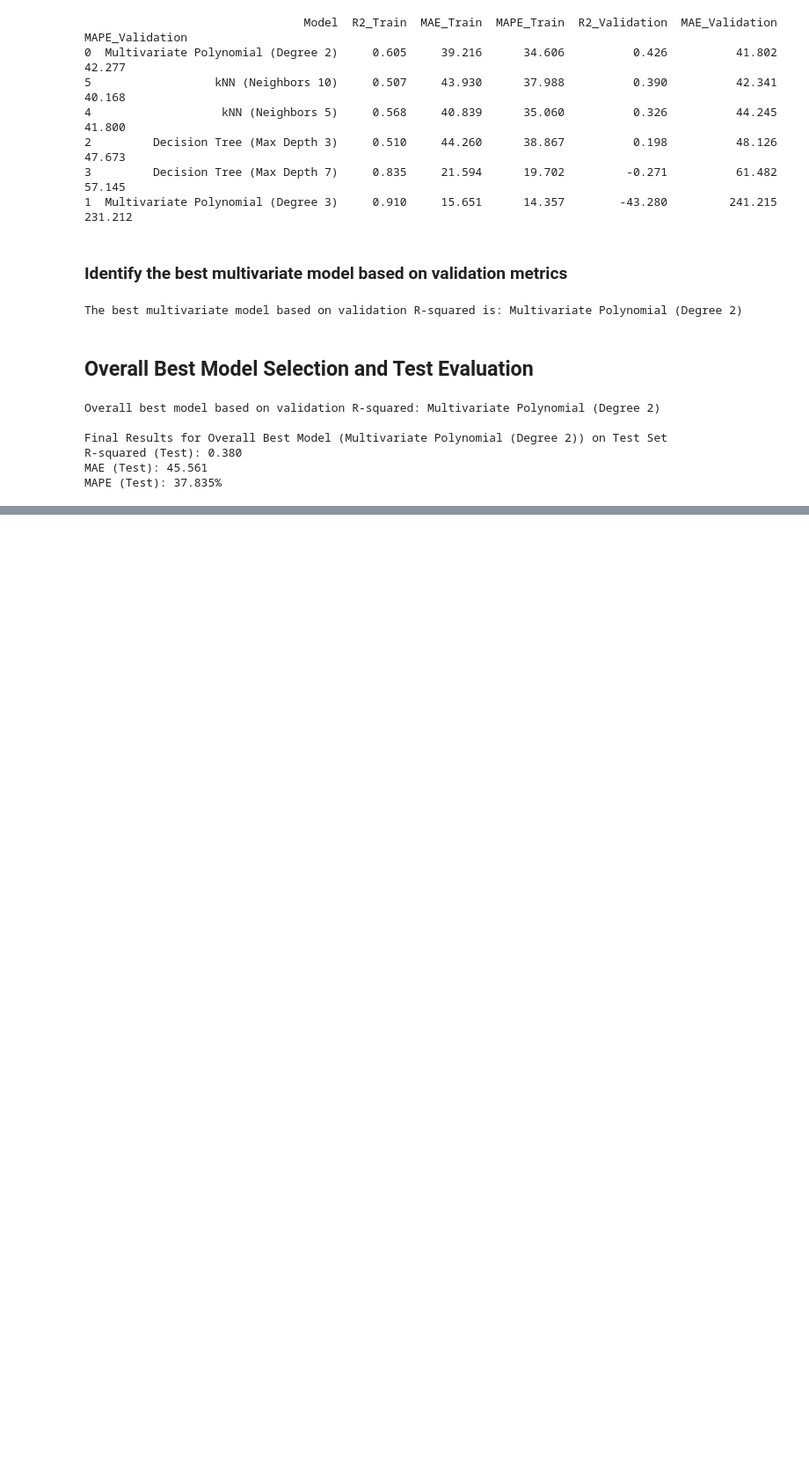
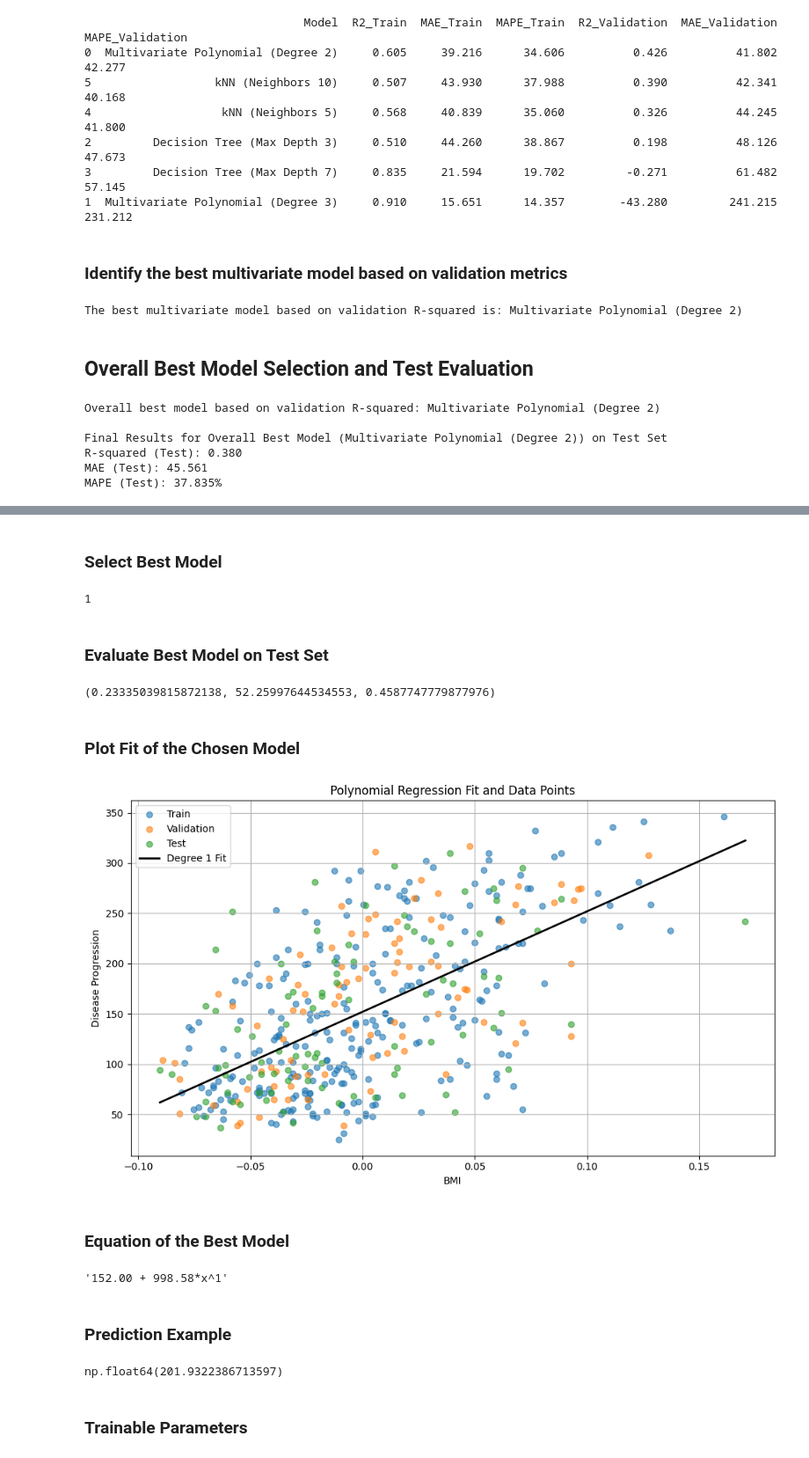
Before and after one commit to preetpalai/ProblemLab2_CSCN8010, a Jupyter notebook: PracticalLab2.ipynb, the cells around one changed output, grey strips where cells are left out. Shown: that part at 88% size. Drawn from its saved outputs; the diff is of its cells as text; code cells hidden in the pictures; blank space fills up the shorter version.

```diff
--- a/lab2.ipynb
+++ b/PracticalLab2.ipynb
@@ -638,0 +702,79 @@ Overall, this lab provided a strong foundation in applying various regression mo
+# %% [markdown]
+### Select Best Model
+# %%
+
+best_model_row = results_df.loc[results_df['Val R2'].idxmax()]
+best_degree = int(best_model_row['Degree'])
+best_degree
+# %% [output]
+1
+# %% [markdown]
+### Evaluate Best Model on Test Set
+# %%
+
+X_trainval = pd.concat([X_train, X_val])
+y_trainval = pd.concat([y_train, y_val])
+
+poly_best = PolynomialFeatures(best_degree)
+X_trainval_poly = poly_best.fit_transform(X_trainval)
+X_test_poly = poly_best.transform(X_test)
+
+best_model = LinearRegression()
+best_model.fit(X_trainval_poly, y_trainval)
+
+y_test_pred = best_model.predict(X_test_poly)
+
+test_r2 = r2_score(y_test, y_test_pred)
+test_mae = mean_absolute_error(y_test, y_test_pred)
+test_mape = mean_absolute_percentage_error(y_test, y_test_pred)
+
+test_r2, test_mae, test_mape
+# %% [output]
+(0.23335039815872138, 52.25997644534553, 0.4587747779877976)
+# %% [markdown]
+### Plot Fit of the Chosen Model
+# %%
+bmi_range = np.linspace(X_bmi.min(), X_bmi.max(), 300).reshape(-1, 1)
+bmi_range_poly = poly_best.transform(bmi_range)
+y_range_pred = best_model.predict(bmi_range_poly)
+
+plt.figure(figsize=(10, 6))
+plt.scatter(X_train, y_train, label='Train', alpha=0.6)
+plt.scatter(X_val, y_val, label='Validation', alpha=0.6)
+plt.scatter(X_test, y_test, label='Test', alpha=0.6)
+plt.plot(bmi_range, y_range_pred, color='black', label=f'Degree {best_degree} Fit', linewidth=2)
+plt.xlabel('BMI')
+plt.ylabel('Disease Progression')
+plt.title('Polynomial Regression Fit and Data Points')
+plt.legend()
+plt.grid(True)
+plt.tight_layout()
+plt.show()
+# %% [output]
+[figure, added]
+# %% [markdown]
+### Equation of the Best Model
+# %%
+
+coefs = best_model.coef_
+intercept = best_model.intercept_
+
+equation_terms = [f"{intercept:.2f}"]
+for i, coef in enumerate(coefs[1:], start=1):
+    equation_terms.append(f"{coef:.2f}*x^{i}")
+
+equation_str = " + ".join(equation_terms)
+equation_str
+# %% [output]
+'152.00 + 998.58*x^1'
+# %% [markdown]
+### Prediction Example
+# %%
+
+sample_bmi = np.array([[0.05]])
+sample_bmi_poly = poly_best.transform(sample_bmi)
+best_model.predict(sample_bmi_poly)[0]
+# %% [output]
+np.float64(201.9322386713597)
+# %% [markdown]
+### Trainable Parameters
```
Also changed, not shown: parts of 23 cells of this notebook, 2 other files.
